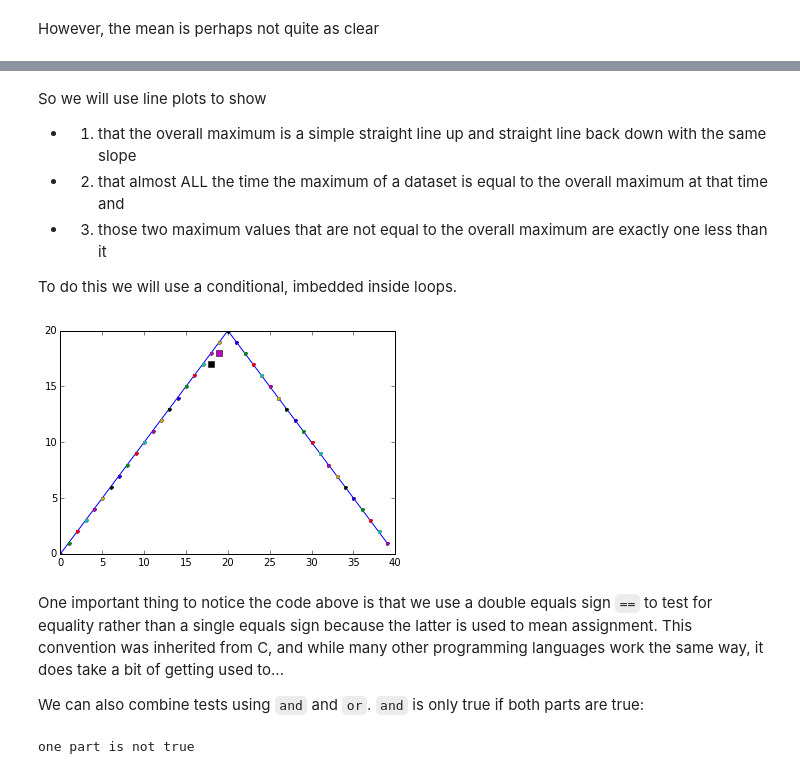
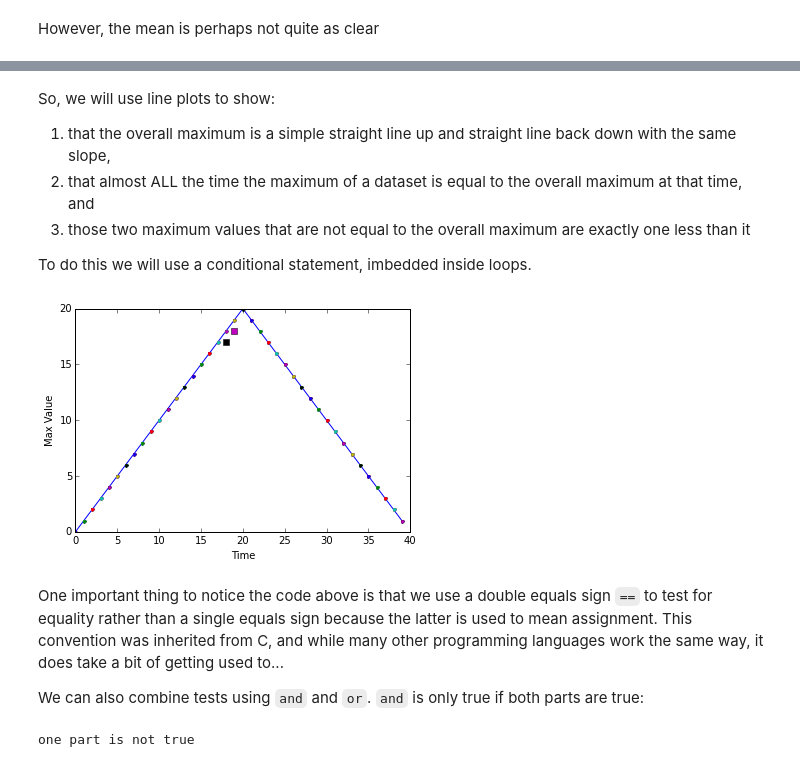
Before and after one commit to douglatornell/2014-09-25-ubc, a Jupyter notebook: novice/python/04-simple_cond.ipynb, the cells around one changed output, grey strips where cells are left out. Cells and saved outputs as stored; diff of their text form; code cells hidden in the pictures.

Commit message:
Buff Python conditionals notebook.

```diff
--- a/novice/python/04-simple_cond.ipynb
+++ b/novice/python/04-simple_cond.ipynb
@@ -58,28 +83,34 @@ pyplot.show()
 # %% [markdown]
-So we will use line plots to show
-* 1) that the overall maximum is a simple straight line up and straight line back down with the same slope
-* 2) that almost ALL the time the maximum of a dataset is equal to the overall maximum at that time and
-* 3) those two maximum values that are not equal to the overall maximum are exactly one less than it
+So,
+we will use line plots to show:
 
-To do this we will use a conditional, imbedded inside loops.
+ 1. that the overall maximum is a simple straight line up and straight line back down with the same slope,
+ 2. that almost ALL the time the maximum of a dataset is equal to the overall maximum at that time, and
+ 3. those two maximum values that are not equal to the overall maximum are exactly one less than it
+
+To do this we will use a conditional statement,
+imbedded inside loops.
 # %%
 overallmax = datamax.max(0)
-pyplot.plot(overallmax)
+plt.plot(overallmax)
 
 for count in range(nofiles):
     for time in range(datalen):
         if datamax[count,time] - overallmax[time] == -1:
-            pyplot.plot(time, datamax[count, time], 's')
+            plt.plot(time, datamax[count, time], 's')
         elif datamax[count,time] < overallmax[time]:
-            pyplot.plot(time, datamax[count, time], 'x')
+            plt.plot(time, datamax[count, time], 'x')
         else:
-            pyplot.plot(time, datamax[count, time], '.')
+            plt.plot(time, datamax[count, time], '.')
+
+plt.xlabel('Time')
+plt.ylabel('Max Value')
+plt.show()
 # %% [output]
-[figure, old version]
+[figure, new version]
 # %% [markdown]
 One important thing to notice the code above is that we use a double equals sign `==` to test for equality
-rather than a single equals sign
-because the latter is used to mean assignment.
+rather than a single equals sign because the latter is used to mean assignment.
 This convention was inherited from C,
 and while many other programming languages work the same way,
 it does take a bit of getting used to...
```
Also changed, not shown: parts of 11 cells of this notebook, 5 other files.
